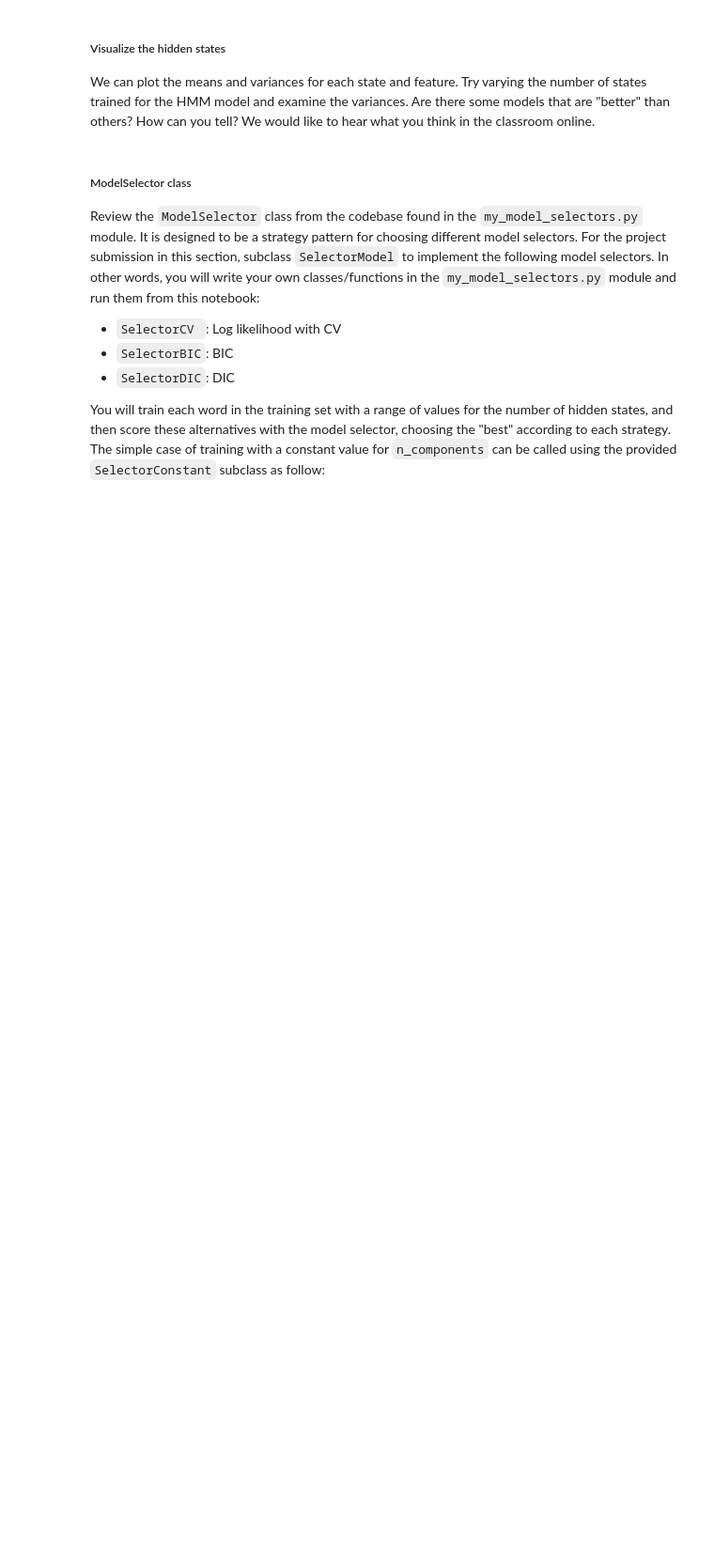
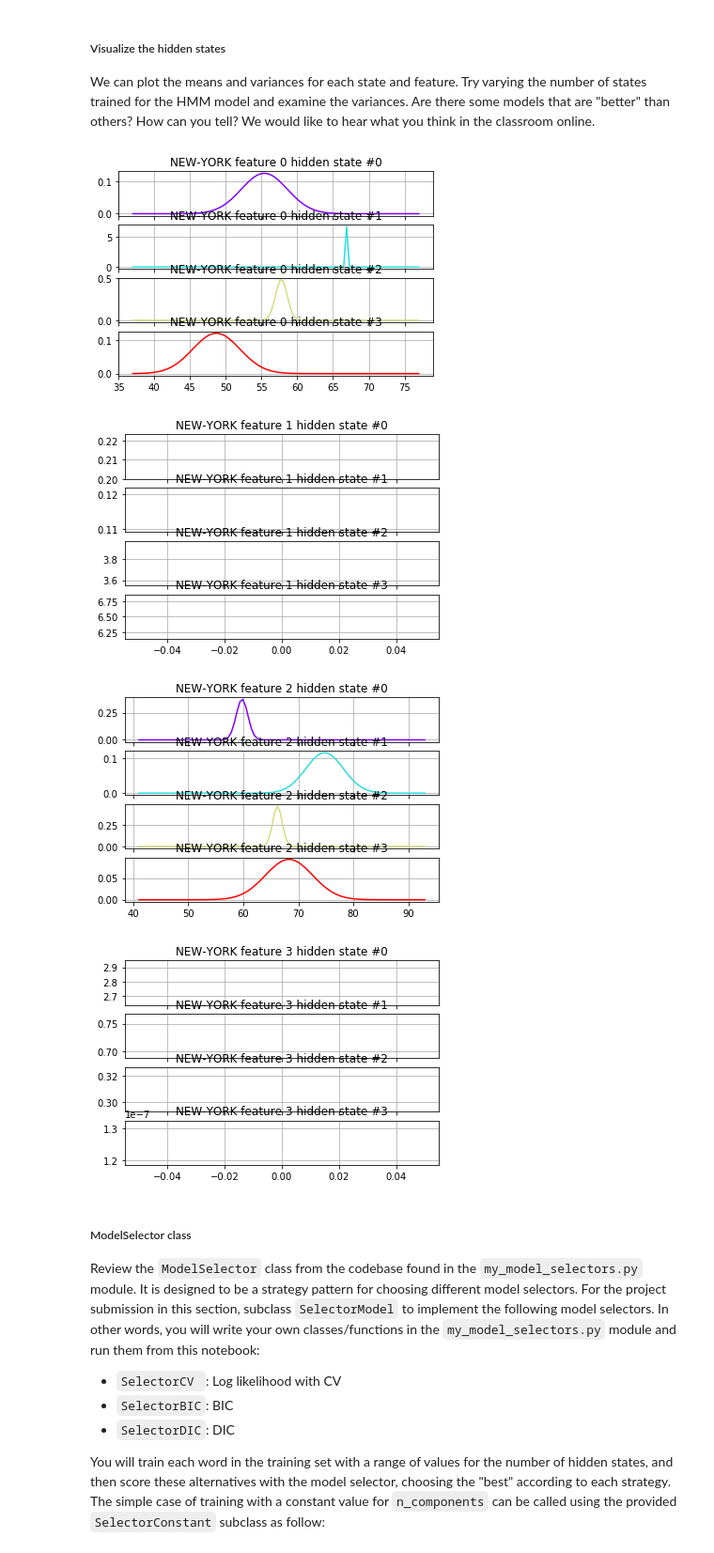
Before and after one commit to braquino/AI-Nanodegree, a Jupyter notebook: HMM/AIND-Recognizer/asl_recognizer.ipynb, the cells around one changed output. Shown: that part at 94% size. Cells and saved outputs as stored; diff of their text form; code cells hidden in the pictures; blank space fills up the shorter version.

```diff
--- a/HMM/AIND-Recognizer/asl_recognizer.ipynb
+++ b/HMM/AIND-Recognizer/asl_recognizer.ipynb
@@ -213,22 +213,24 @@ for axis_hand in features_norm:
 # TODO add features for polar coordinate values where the nose is the origin
 # Name these 'polar-rr', 'polar-rtheta', 'polar-lr', and 'polar-ltheta'
 # Note that 'polar-rr' and 'polar-rtheta' refer to the radius and angle
-from math import sqrt, asin
+from math import sqrt
 features_polar = ['polar-rr', 'polar-rtheta', 'polar-lr', 'polar-ltheta']
 
 for hand in hands:
     rad_col = 'polar-' + hand + 'r'
-    theta_col = 'polar-' + hand + 'thetha'
+    theta_col = 'polar-' + hand + 'theta'
     hand_x = hands[hand] + '-x'
     hand_y = hands[hand] + '-y'
     for video, frame in asl.df.index.values:
         line = asl.df.ix[video, frame]
         coord_hand = (line[hand_x], line[hand_y])
         coord_nose = (line['nose-x'], line['nose-y'])
-        radius = sqrt((coord_hand[0] - coord_nose[0])**2 + (coord_hand[1] - coord_nose[1])**2)
-        theta = asin((coord_hand[1] - coord_nose[1]) / radius)
+        relative_coord = tuple(map(lambda x,y: x-y, coord_hand, coord_nose))
+        radius = sqrt(relative_coord[0]**2 + relative_coord[1]**2)
+        theta = np.arctan2(relative_coord[0], relative_coord[1])
         asl.df.set_value((video, frame), rad_col, radius)
         asl.df.set_value((video, frame), theta_col, theta)
+        #print([coord_hand, coord_nose, radius, theta, relative_coord])
 # %%
 # TODO add features for left, right, x, y differences by one time step, i.e. the "delta" values discussed in the lecture
 # Name these 'delta-rx', 'delta-ry', 'delta-lx', and 'delta-ly'
@@ -250,3 +247,24 @@ for video, frame in asl.df.index.values:
+# %%
+# TODO add features of your own design, which may be a combination of the above or something else
+# Name these whatever you would like
+
+# TODO define a list named 'features_custom' for building the training set
+
+#### delta-norm is the delta of the normalization ####
+features_custom = ['delta-norm-rx', 'delta-norm-ry', 'delta-norm-lx', 'delta-norm-ly']
+for video, frame in asl.df.index.values:
+    if frame == 0:
+        for feature in features_custom:
+            asl.df.set_value((video, frame), feature, 0)
+    else:
+        for feature in features_custom:
+            column = 'norm-' + feature[-2] + feature[-1]
+            current = asl.df.ix[video, frame][column]
+            past = asl.df.ix[video, frame - 1][column]
+            delta = current - past
+            asl.df.set_value((video, frame), feature, delta)
+            #print(asl.df.ix[video, frame])
+            #print(feature, column, current, past, delta)
 # %% [markdown]
 **Question 1:**  What custom features did you choose for the features_custom set and why?
 
@@ -347,6 +374,8 @@ show_model_stats(demoword, model)
 Experiment by changing the feature set, word, and/or num_hidden_states values in the next cell to see changes in values.
 # %%
 my_testword = 'CHOCOLATE'
-model, logL = train_a_word(my_testword, 3, features_ground) # Experiment here with different parameters
-show_model_stats(my_testword, model)
+my_testword2 = 'TOMORROW'
+my_testword3 = 'NEW-YORK'
+model, logL = train_a_word(my_testword3, 4, features_polar) # Experiment here with different parameters
+show_model_stats(my_testword3, model)
 print("logL = {}".format(logL))
@@ -358,29 +406,34 @@ We can plot the means and variances for each state and feature.  Try varying the
 # %%
 import math
 from matplotlib import (cm, pyplot as plt, mlab)
 
 def visualize(word, model):
     """ visualize the input model for a particular word """
     variance=np.array([np.diag(model.covars_[i]) for i in range(model.n_components)])
     figures = []
     for parm_idx in range(len(model.means_[0])):
         xmin = int(min(model.means_[:,parm_idx]) - max(variance[:,parm_idx]))
         xmax = int(max(model.means_[:,parm_idx]) + max(variance[:,parm_idx]))
         fig, axs = plt.subplots(model.n_components, sharex=True, sharey=False)
         colours = cm.rainbow(np.linspace(0, 1, model.n_components))
         for i, (ax, colour) in enumerate(zip(axs, colours)):
             x = np.linspace(xmin, xmax, 100)
             mu = model.means_[i,parm_idx]
             sigma = math.sqrt(np.diag(model.covars_[i])[parm_idx])
             ax.plot(x, mlab.normpdf(x, mu, sigma), c=colour)
             ax.set_title("{} feature {} hidden state #{}".format(word, parm_idx, i))
 
             ax.grid(True)
         figures.append(plt)
     for p in figures:
         p.show()
 
-visualize(my_testword, model)
+visualize(my_testword3, model)
+# %% [output]
+[figure, added]
+[figure, added]
+[figure, added]
+[figure, added]
 # %% [markdown]
 #####  ModelSelector class
 Review the `ModelSelector` class from the codebase found in the `my_model_selectors.py` module.  It is designed to be a strategy pattern for choosing different model selectors.  For the project submission in this section, subclass `SelectorModel` to implement the following model selectors.  In other words, you will write your own classes/functions in the `my_model_selectors.py` module and run them from this notebook:
```
Also changed, not shown: parts of 14 cells of this notebook, 3 other files.
